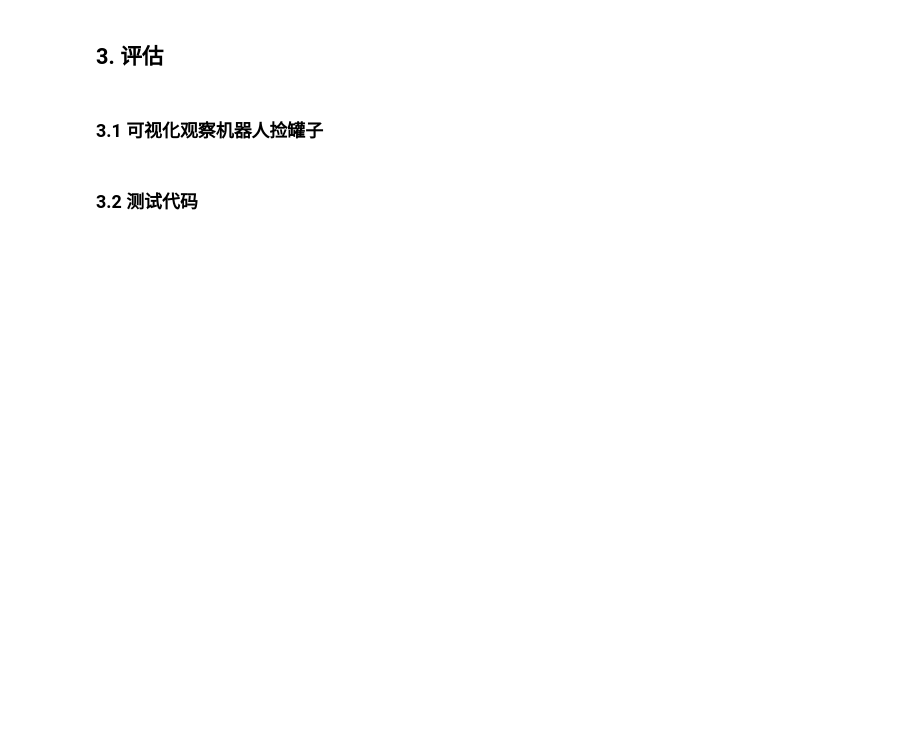
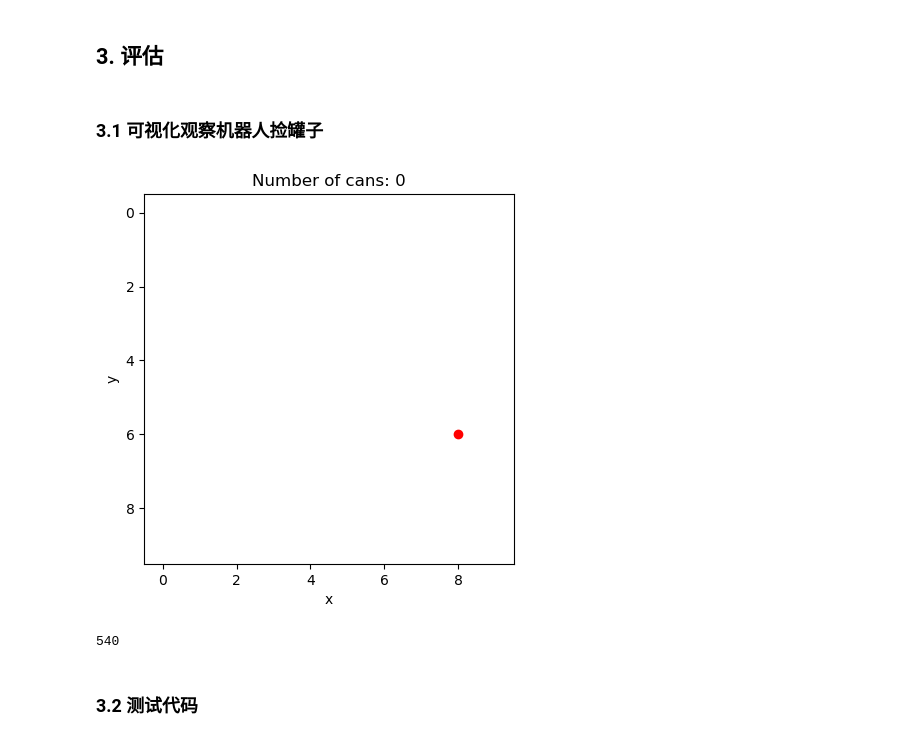
Before and after one commit to penguinpanda/GA_Robby, a Jupyter notebook: Genetic_algorithm_Robby.ipynb, the cells around one changed output. Cells and saved outputs as stored; diff of their text form; code cells hidden in the pictures; blank space fills up the shorter version.

```diff
--- a/Genetic_algorithm_Robby.ipynb
+++ b/Genetic_algorithm_Robby.ipynb
@@ -538,12 +542,15 @@ def visualize_simulate_cleaning_task(individual, probability, world_size):
             break
 
     return score
-# %%
-# 使用示例
-best_individual_use = []
-probability = 0.5
-world_size = 10
-visualize_simulate_cleaning_task(best_individual_use, probability, world_size)
+# %%
+# 使用示例
+best_individual_use = [0,3,6,5,2,6,5,0,3,0,3,6,6,3,6,2,3,3,0,2,2,4,6,2,6,5,1,2,1,4,1,4,1,4,0,3,2,5,3,1,3,6,2,5,2,1,4,2,3,3,6,5,2,6,3,2,1,3,4,5,3,3,4,4,0,2,2,1,4,3,2,2,0,3,0,0,6,1,6,3,1,3,4,2,3,1,2,2,1,5,1,0,4,3,3,2,4,1,1,1,0,0,2,3,2,6,1,4,0,2,2,1,1,2,1,1,2,0,2,2,3,0,2,1,1,1,6,2,0,3,3,2,6,0,3,0,0,0,2,2,3,6,3,2,0,0,2,0,0,2,1,0,2,0,0,2,3,3,2,6,1,0,1,3,4,2,5,5,6,5,2,0,4,0,5,5,5,6,1,6,6,5,5,3,5,5,3,5,4,6,5,5,3,5,5,0,5,5,5,5,5,5,5,5,1,1,1,3,5,3,5,5,5,2,1,1,2,5,1,5,5,3,4,0,2,5,5,5,5,5,5,6,1,1,3,5,5,3,5,5,5,1,1]
+probability = 0.5
+world_size = 10
+visualize_simulate_cleaning_task(best_individual_use, probability, world_size)
+# %% [output]
+[figure, added]
+540
 # %% [markdown]
 ### 3.2 测试代码
 # %%
```
Also changed, not shown: parts of 3 cells of this notebook, 2 other files.
